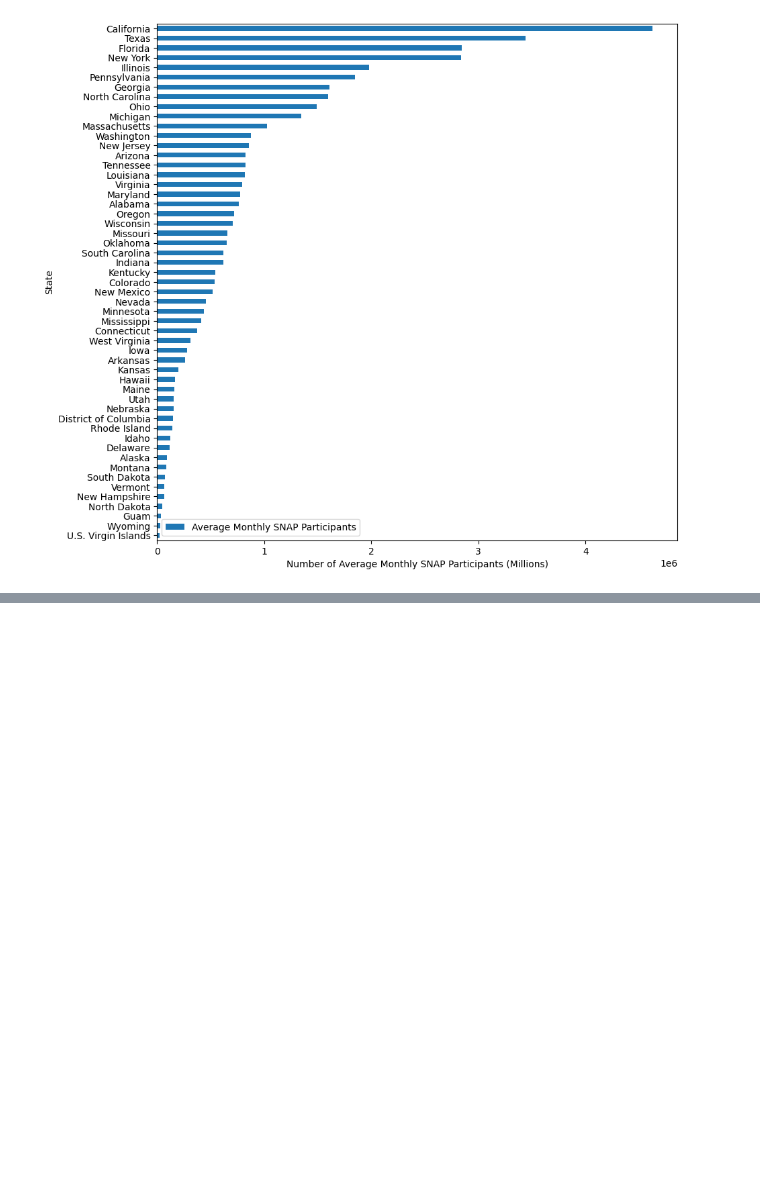
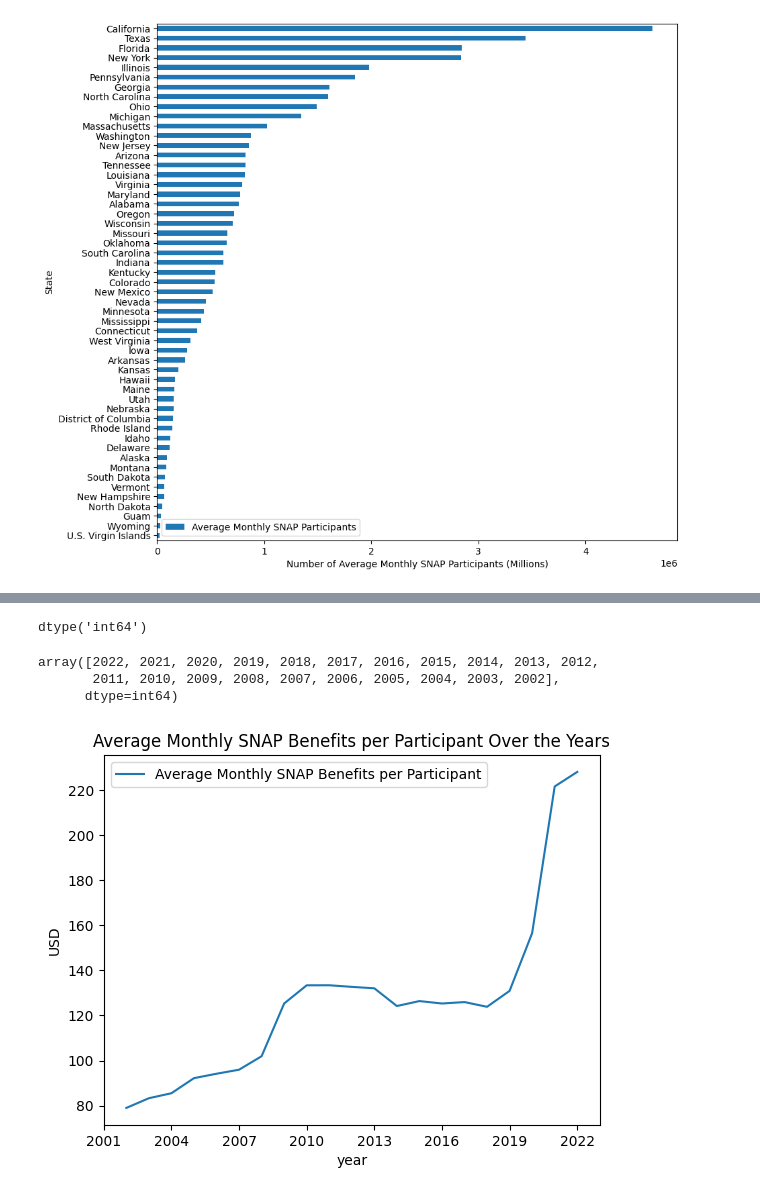
Before and after one commit to Ludougan123234/si618-project, a Jupyter notebook: nb/cerise.ipynb, the cells around one changed output, grey strips where cells are left out. Saved outputs shown, nothing was run; the diff lists cells and outputs as text; code cells hidden in the pictures; blank space fills up the shorter version.

```diff
--- a/nb/cerise.ipynb
+++ b/nb/cerise.ipynb
@@ -271,0 +437,22 @@ plt.ylabel("State");
+# %%
+snap["Average Monthly SNAP Benefits per Participant"] = (
+    snap["Average Monthly SNAP Benefits per Participant"]
+    .str.removeprefix("$")
+    .replace("N/A", np.nan)
+    .astype("float32")
+)
+# %%
+snap['Average Monthly SNAP Participants'] = (
+    snap['Average Monthly SNAP Participants']
+    .str.replace(',', '')
+    .replace('N/A', np.nan)
+    .astype('float32')
+)
+# %%
+snap['Total Benefits'] = (
+    snap['Total Benefits']
+    .str.replace(',', '')
+    .str.removeprefix("$")
+    .replace('N/A', np.nan)
+    .astype('float32')
+)
@@ -271,0 +483,19 @@ plt.ylabel("State");
+# %%
+snap_year = snap.groupby('year')['Average Monthly SNAP Benefits per Participant'].mean().to_frame().reset_index()
+# %%
+snap_year['year'].dtype
+# %% [output]
+dtype('int64')
+# %%
+snap['year'].unique()
+# %% [output]
+array([2022, 2021, 2020, 2019, 2018, 2017, 2016, 2015, 2014, 2013, 2012,
+       2011, 2010, 2009, 2008, 2007, 2006, 2005, 2004, 2003, 2002],
+      dtype=int64)
+# %%
+ax = snap_year.plot.line(x='year', y='Average Monthly SNAP Benefits per Participant')
+ax.set_title("Average Monthly SNAP Benefits per Participant Over the Years")
+ax.xaxis.set_major_locator(ticker.MaxNLocator(integer=True))
+plt.ylabel('USD');
+# %% [output]
+[figure, added]
```
Also changed, not shown: parts of 55 cells of this notebook.
